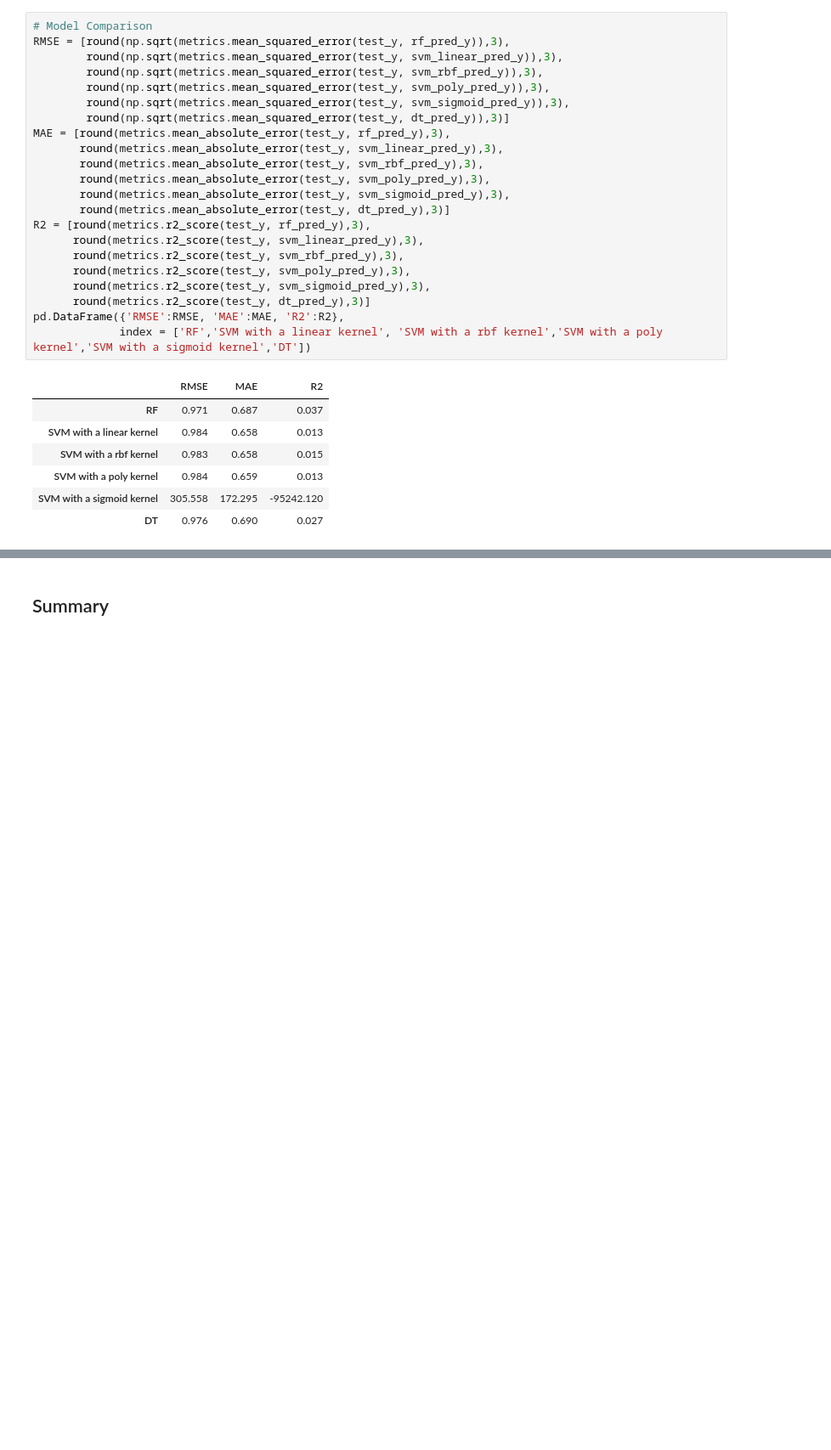
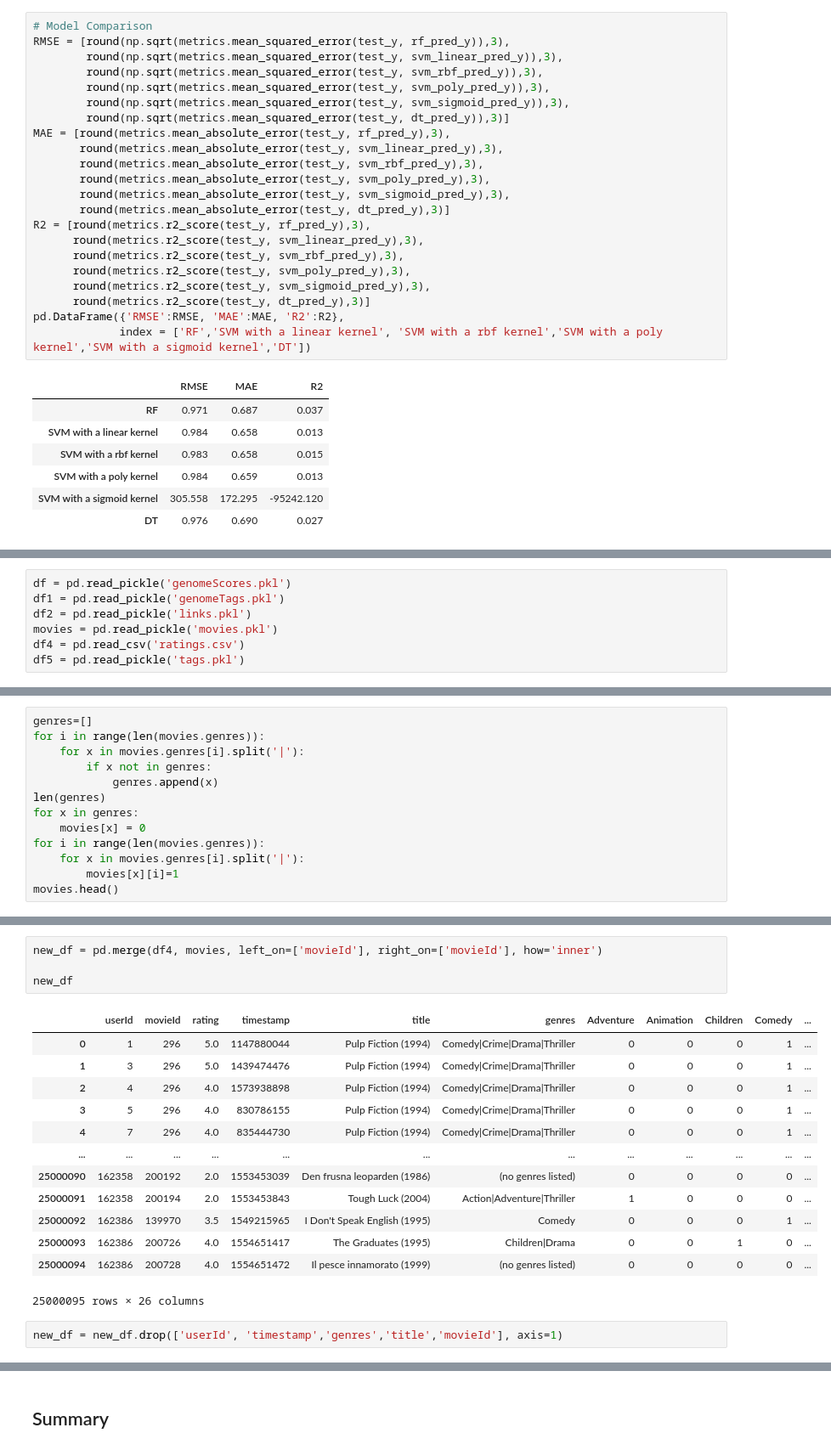
Before and after one commit to rkbhkp/Movie-Recomendation-with-ML, a Jupyter notebook: Milestone_3.ipynb, the cells around one changed output, grey strips where cells are left out. Shown at 85% size. Cells and saved outputs as stored; diff of their text form; blank space fills up the shorter version.

```diff
--- a/Milestone_3.ipynb
+++ b/Milestone_3.ipynb
@@ -1332,0 +1368,7 @@ pd.DataFrame({'RMSE':RMSE, 'MAE':MAE, 'R2':R2},
+# %%
+df = pd.read_pickle('genomeScores.pkl')
+df1 = pd.read_pickle('genomeTags.pkl')
+df2 = pd.read_pickle('links.pkl')
+movies = pd.read_pickle('movies.pkl')
+df4 = pd.read_csv('ratings.csv')
+df5 = pd.read_pickle('tags.pkl')
@@ -1332,0 +1397,13 @@ pd.DataFrame({'RMSE':RMSE, 'MAE':MAE, 'R2':R2},
+# %%
+genres=[]
+for i in range(len(movies.genres)):
+    for x in movies.genres[i].split('|'):
+        if x not in genres:
+            genres.append(x)
+len(genres)
+for x in genres:
+    movies[x] = 0
+for i in range(len(movies.genres)):
+    for x in movies.genres[i].split('|'):
+        movies[x][i]=1
+movies.head()
@@ -1332,0 +1422,20 @@ pd.DataFrame({'RMSE':RMSE, 'MAE':MAE, 'R2':R2},
+# %%
+new_df = pd.merge(df4, movies, left_on=['movieId'], right_on=['movieId'], how='inner')
+
+new_df
+# %% [output]
+|  | userId | movieId | rating | timestamp | title | genres | Adventure | Animation | Children | Comedy | ... |
+| 0 | 1 | 296 | 5.0 | 1147880044 | Pulp Fiction (1994) | Comedy|Crime|Drama|Thriller | 0 | 0 | 0 | 1 | ... |
+| 1 | 3 | 296 | 5.0 | 1439474476 | Pulp Fiction (1994) | Comedy|Crime|Drama|Thriller | 0 | 0 | 0 | 1 | ... |
+| 2 | 4 | 296 | 4.0 | 1573938898 | Pulp Fiction (1994) | Comedy|Crime|Drama|Thriller | 0 | 0 | 0 | 1 | ... |
+| 3 | 5 | 296 | 4.0 | 830786155 | Pulp Fiction (1994) | Comedy|Crime|Drama|Thriller | 0 | 0 | 0 | 1 | ... |
+| 4 | 7 | 296 | 4.0 | 835444730 | Pulp Fiction (1994) | Comedy|Crime|Drama|Thriller | 0 | 0 | 0 | 1 | ... |
+| ... | ... | ... | ... | ... | ... | ... | ... | ... | ... | ... | ... |
+| 25000090 | 162358 | 200192 | 2.0 | 1553453039 | Den frusna leoparden (1986) | (no genres listed) | 0 | 0 | 0 | 0 | ... |
+| 25000091 | 162358 | 200194 | 2.0 | 1553453843 | Tough Luck (2004) | Action|Adventure|Thriller | 1 | 0 | 0 | 0 | ... |
+| 25000092 | 162386 | 139970 | 3.5 | 1549215965 | I Don't Speak English (1995) | Comedy | 0 | 0 | 0 | 1 | ... |
+| 25000093 | 162386 | 200726 | 4.0 | 1554651417 | The Graduates (1995) | Children|Drama | 0 | 0 | 1 | 0 | ... |
+| 25000094 | 162386 | 200728 | 4.0 | 1554651472 | Il pesce innamorato (1999) | (no genres listed) | 0 | 0 | 0 | 0 | ... |
+25000095 rows × 26 columns
+# %%
+new_df = new_df.drop(['userId', 'timestamp','genres','title','movieId'], axis=1)
```
Also changed, not shown: parts of 11 cells of this notebook.
